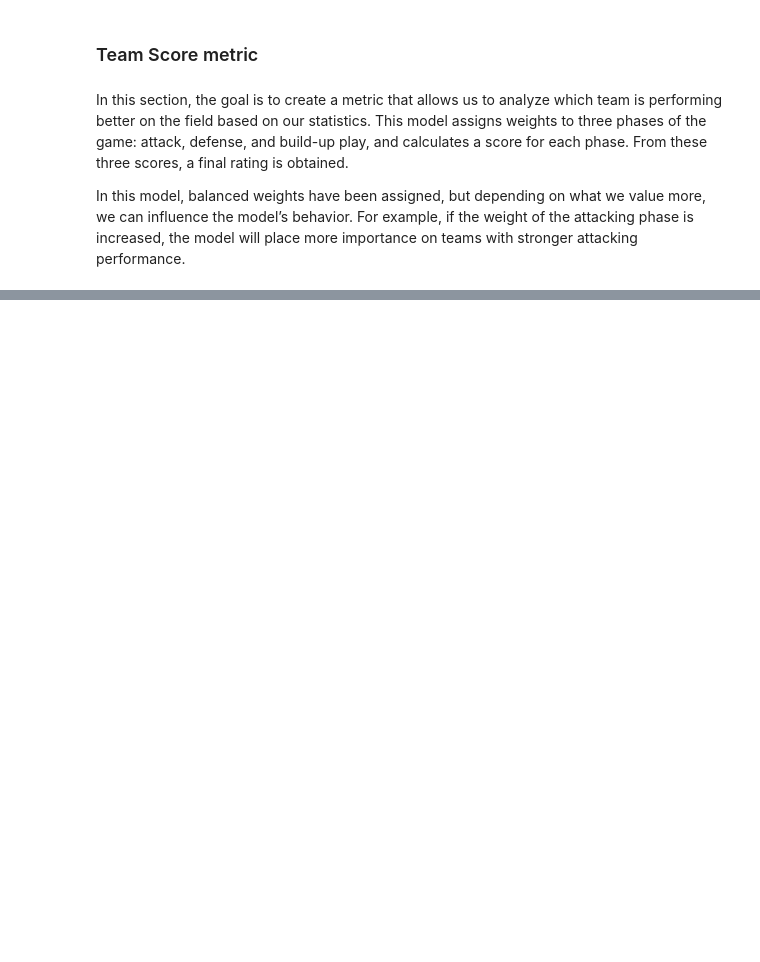
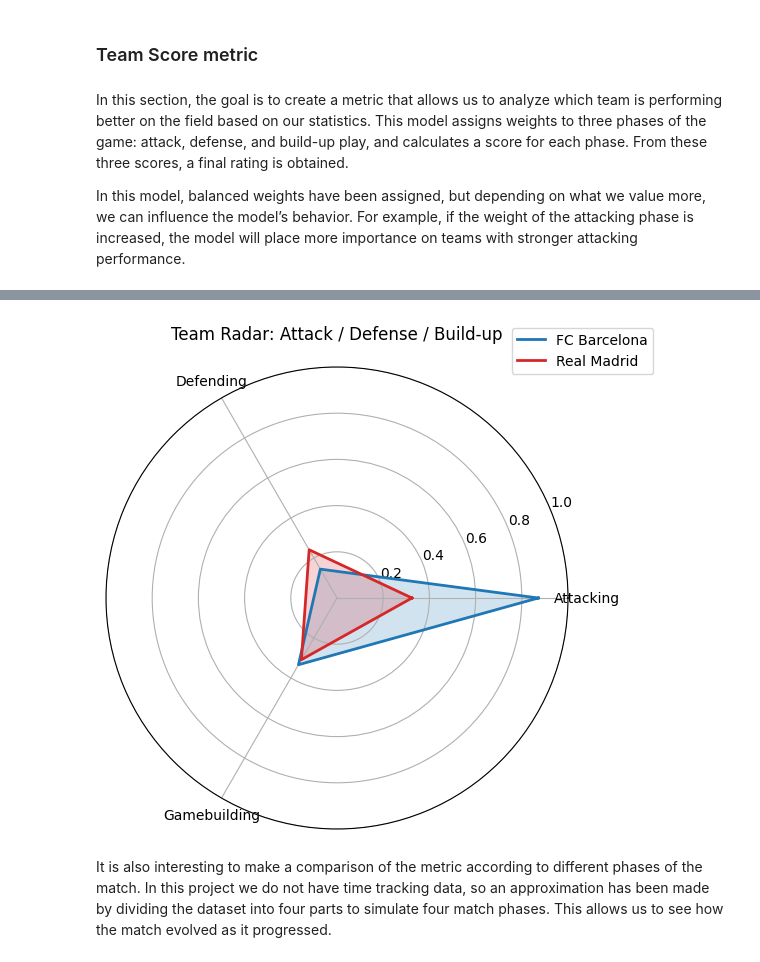
Before and after one commit to vripoll17/football-data-analytics-tool, a Jupyter notebook: notebooks/match_report.ipynb, the cells around one changed output, grey strips where cells are left out. Cells and saved outputs as stored; diff of their text form; code cells hidden in the pictures; blank space fills up the shorter version.

Commit message:
added player score metric and charts

```diff
--- a/notebooks/match_report.ipynb
+++ b/notebooks/match_report.ipynb
@@ -427,4 +428,33 @@ Real Madrid: 0.28
 Ventaja: FC Barcelona
+# %%
+barca_vals = [barca_att, barca_def, barca_build]
+madrid_vals = [madrid_att, madrid_def, madrid_build]
+
+labels = ["Attacking", "Defending", "Gamebuilding"]
+
+angles = np.linspace(0, 2 * np.pi, len(labels), endpoint=False).tolist()
+barca_vals += barca_vals[:1]
+madrid_vals += madrid_vals[:1]
+angles += angles[:1]
+
+fig, ax = plt.subplots(figsize=(6, 6), subplot_kw=dict(polar=True))
+
+ax.plot(angles, barca_vals, color="tab:blue", linewidth=2, label="FC Barcelona")
+ax.fill(angles, barca_vals, color="tab:blue", alpha=0.2)
+
+ax.plot(angles, madrid_vals, color="tab:red", linewidth=2, label="Real Madrid")
+ax.fill(angles, madrid_vals, color="tab:red", alpha=0.2)
+
+ax.set_thetagrids(np.degrees(angles[:-1]), labels)
+ax.set_ylim(0, 1)
+ax.set_title("Team Radar: Attack / Defense / Build-up", pad=20)
+ax.legend(loc="upper right", bbox_to_anchor=(1.2, 1.1))
+
+plt.show()
+# %% [output]
+[figure, added]
+# %% [markdown]
+It is also interesting to make a comparison of the metric according to different phases of the match. In this project we do not have time tracking data, so an approximation has been made by dividing the dataset into four parts to simulate four match phases. This allows us to see how the match evolved as it progressed.
 # %%
 match_section = len(df) / 4
 
```
Also changed, not shown: parts of 14 cells of this notebook, 1 other file.
